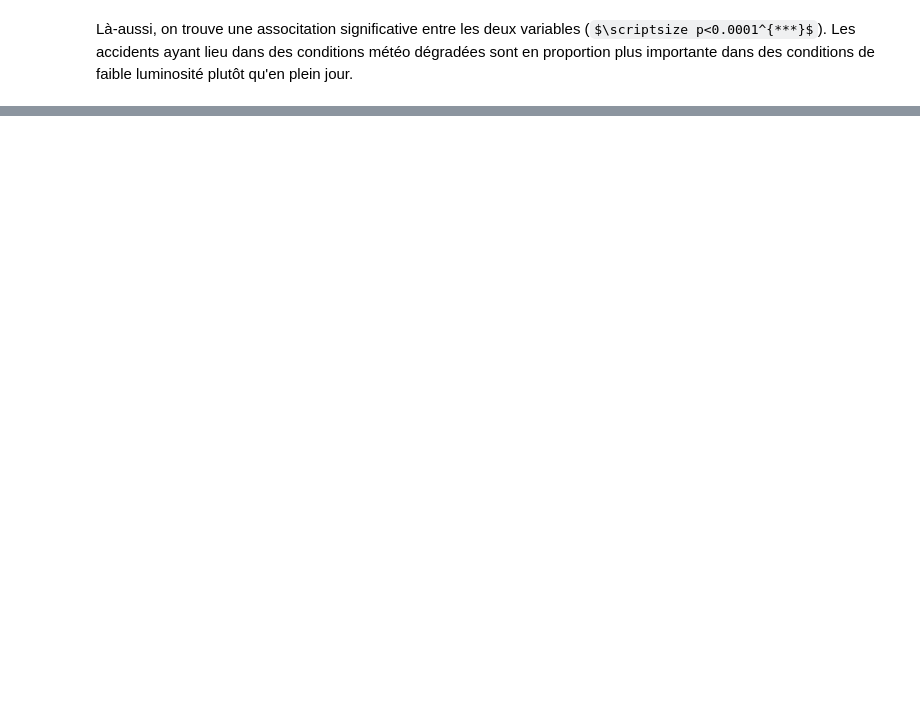
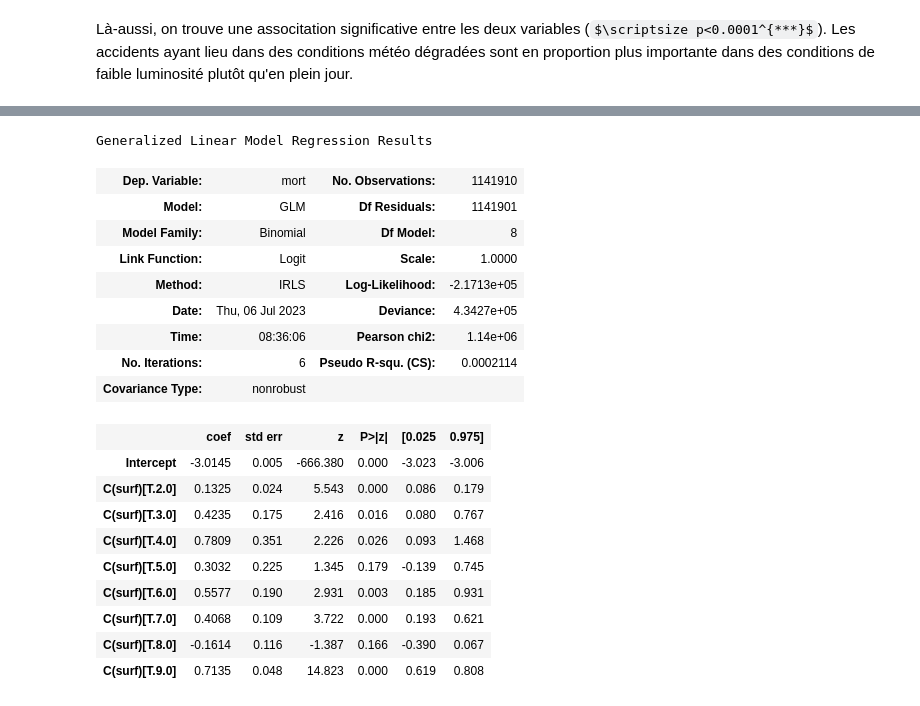
Before and after one commit to nlejay/accidents_circulation, a Jupyter notebook: projet_acc_route.ipynb, the cells around one changed output, grey strips where cells are left out. Saved outputs shown, nothing was run; the diff lists cells and outputs as text; code cells hidden in the pictures; some formulas as TeX source; blank space fills up the shorter version.

```diff
--- a/projet_acc_route.ipynb
+++ b/projet_acc_route.ipynb
@@ -2355,0 +2397,27 @@ Les accidents ayant lieu dans des conditions météo dégradées sont en proport
+# %%
+mort_vs_cond_norm = mort_vs_cond.loc[(mort_vs_cond['lum']==1) & (mort_vs_cond['atm']==1)]
+
+#modèle de régression logistique
+log_model_surf = glm("mort ~ C(surf)", data= mort_vs_cond_norm, family = sm.families.Binomial()).fit()
+log_model_surf.summary()
+# %% [output]
+Generalized Linear Model Regression Results
+| Dep. Variable: | mort | No. Observations: | 1141910 |
+| Model: | GLM | Df Residuals: | 1141901 |
+| Model Family: | Binomial | Df Model: | 8 |
+| Link Function: | Logit | Scale: | 1.0000 |
+| Method: | IRLS | Log-Likelihood: | -2.1713e+05 |
+| Date: | Thu, 06 Jul 2023 | Deviance: | 4.3427e+05 |
+| Time: | 08:36:06 | Pearson chi2: | 1.14e+06 |
+| No. Iterations: | 6 | Pseudo R-squ. (CS): | 0.0002114 |
+| Covariance Type: | nonrobust |  |  |
+|  | coef | std err | z | P>|z| | [0.025 | 0.975] |
+| Intercept | -3.0145 | 0.005 | -666.380 | 0.000 | -3.023 | -3.006 |
+| C(surf)[T.2.0] | 0.1325 | 0.024 | 5.543 | 0.000 | 0.086 | 0.179 |
+| C(surf)[T.3.0] | 0.4235 | 0.175 | 2.416 | 0.016 | 0.080 | 0.767 |
+| C(surf)[T.4.0] | 0.7809 | 0.351 | 2.226 | 0.026 | 0.093 | 1.468 |
+| C(surf)[T.5.0] | 0.3032 | 0.225 | 1.345 | 0.179 | -0.139 | 0.745 |
+| C(surf)[T.6.0] | 0.5577 | 0.190 | 2.931 | 0.003 | 0.185 | 0.931 |
+| C(surf)[T.7.0] | 0.4068 | 0.109 | 3.722 | 0.000 | 0.193 | 0.621 |
+| C(surf)[T.8.0] | -0.1614 | 0.116 | -1.387 | 0.166 | -0.390 | 0.067 |
+| C(surf)[T.9.0] | 0.7135 | 0.048 | 14.823 | 0.000 | 0.619 | 0.808 |
```
Also changed, not shown: parts of 26 cells of this notebook.
